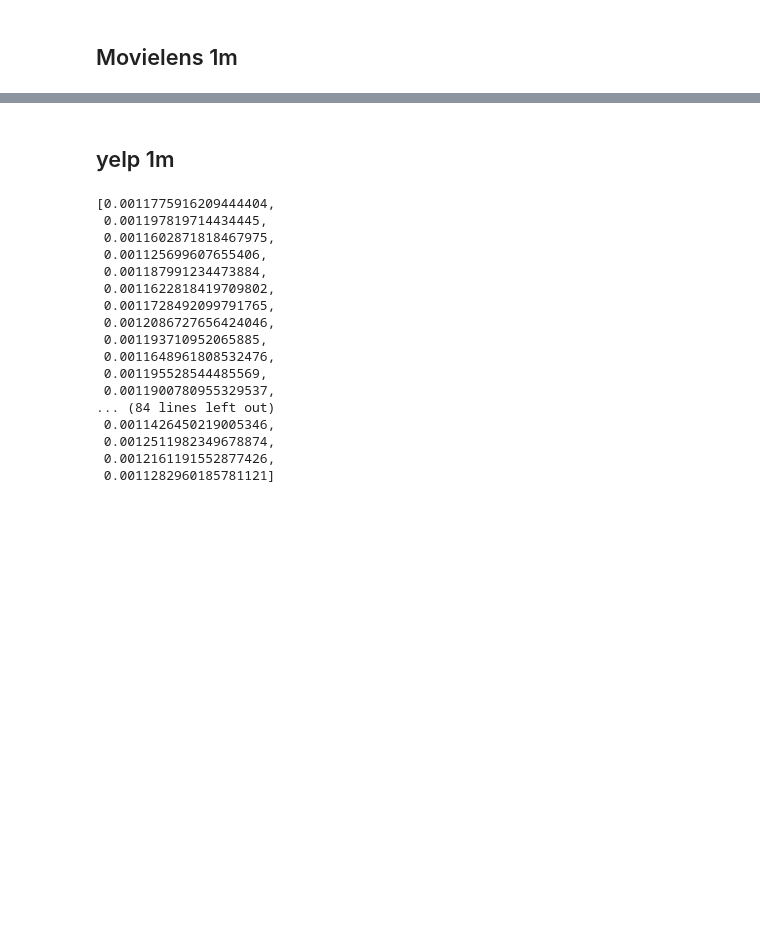
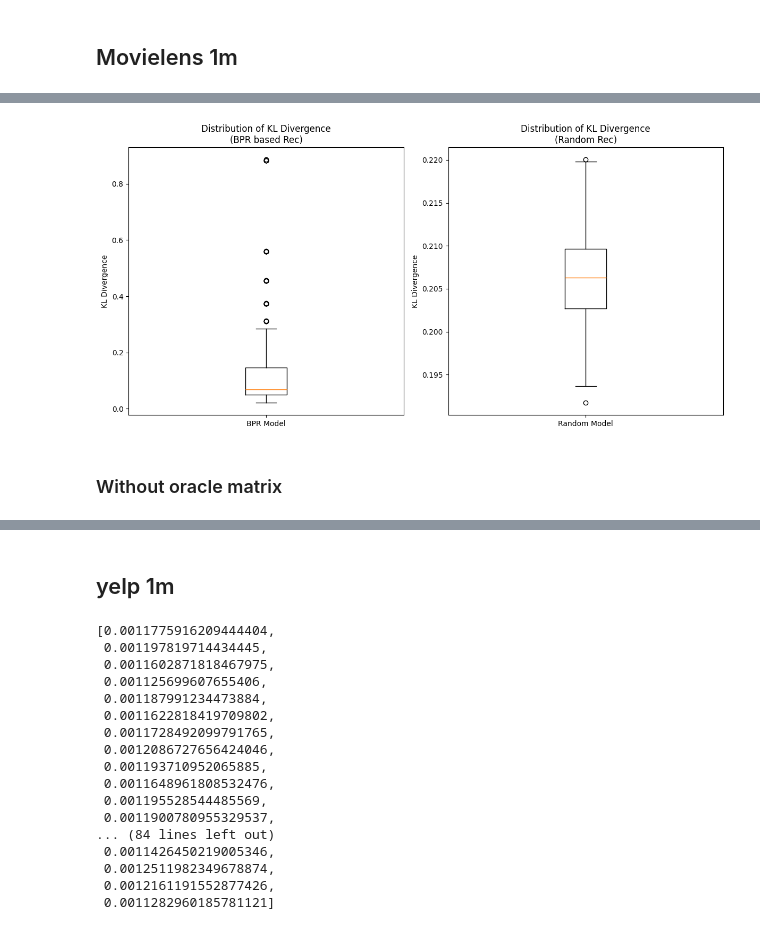
Before and after one commit to caiotda/dynamicTasteDistortion, a Jupyter notebook: data_exploration.ipynb, the cells around one changed output, grey strips where cells are left out. Saved outputs shown, nothing was run; the diff lists cells and outputs as text; code cells hidden in the pictures; blank space fills up the shorter version.

```diff
--- a/data_exploration.ipynb
+++ b/data_exploration.ipynb
@@ -67,0 +152,27 @@ Text(0, 0.5, 'Average KL Divergence')
+# %%
+
+import matplotlib.pyplot as plt
+
+plt.figure(figsize=(12, 6))
+
+# --- First Plot: KL Divergence (BPR) ---
+plt.subplot(1, 2, 1)
+plt.boxplot(kl_divs)
+plt.title("Distribution of KL Divergence\n(BPR based Rec)")
+plt.ylabel("KL Divergence")
+# Usually, we remove the X-axis tick or label it as the model name for a single box
+plt.xticks([1], ["BPR Model"])
+
+# --- Second Plot: KL Divergence (Random) ---
+plt.subplot(1, 2, 2)
+plt.boxplot(kl_divs_random)
+plt.title("Distribution of KL Divergence\n(Random Rec)")
+plt.ylabel("KL Divergence")
+plt.xticks([1], ["Random Model"])
+
+plt.tight_layout()
+plt.show()
+# %% [output]
+[figure, added]
+# %% [markdown]
+### Without oracle matrix
```
Also changed, not shown: parts of 17 cells of this notebook, 13 other files.
